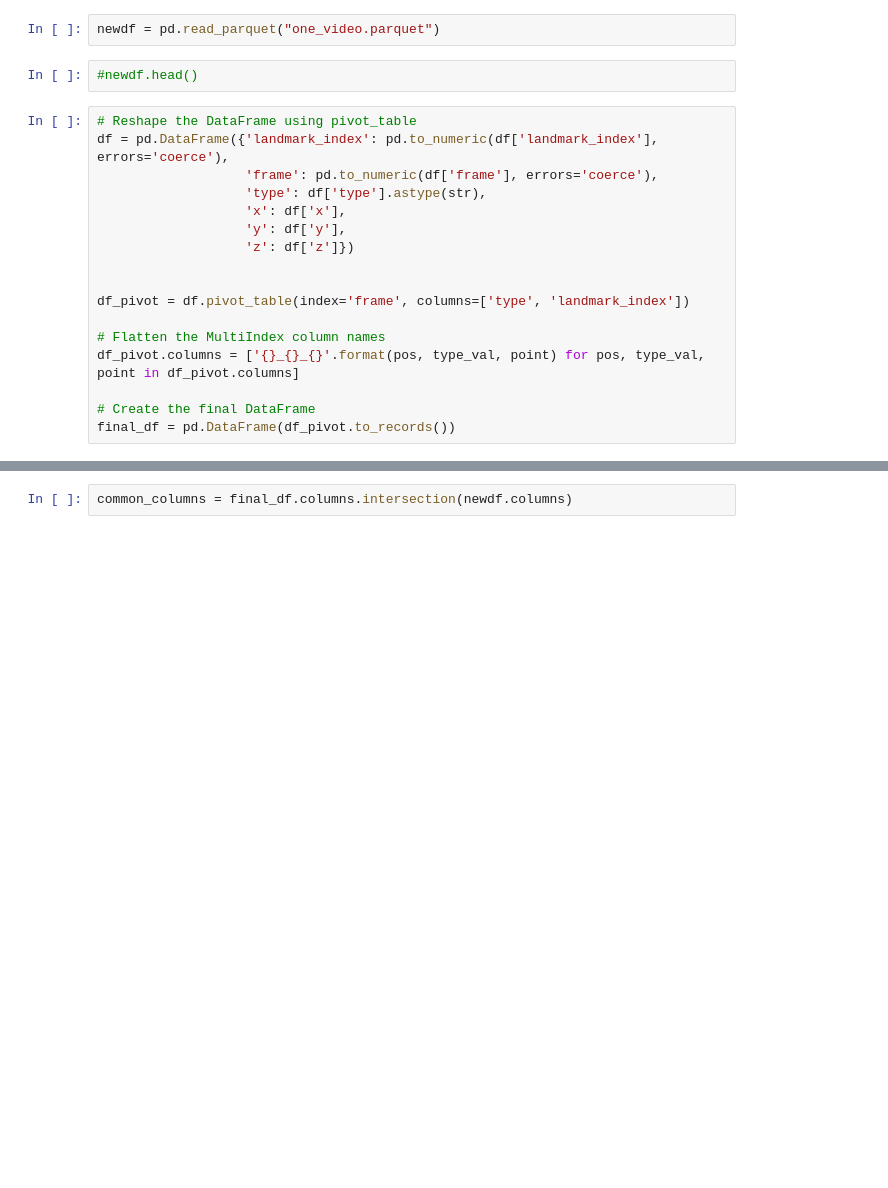
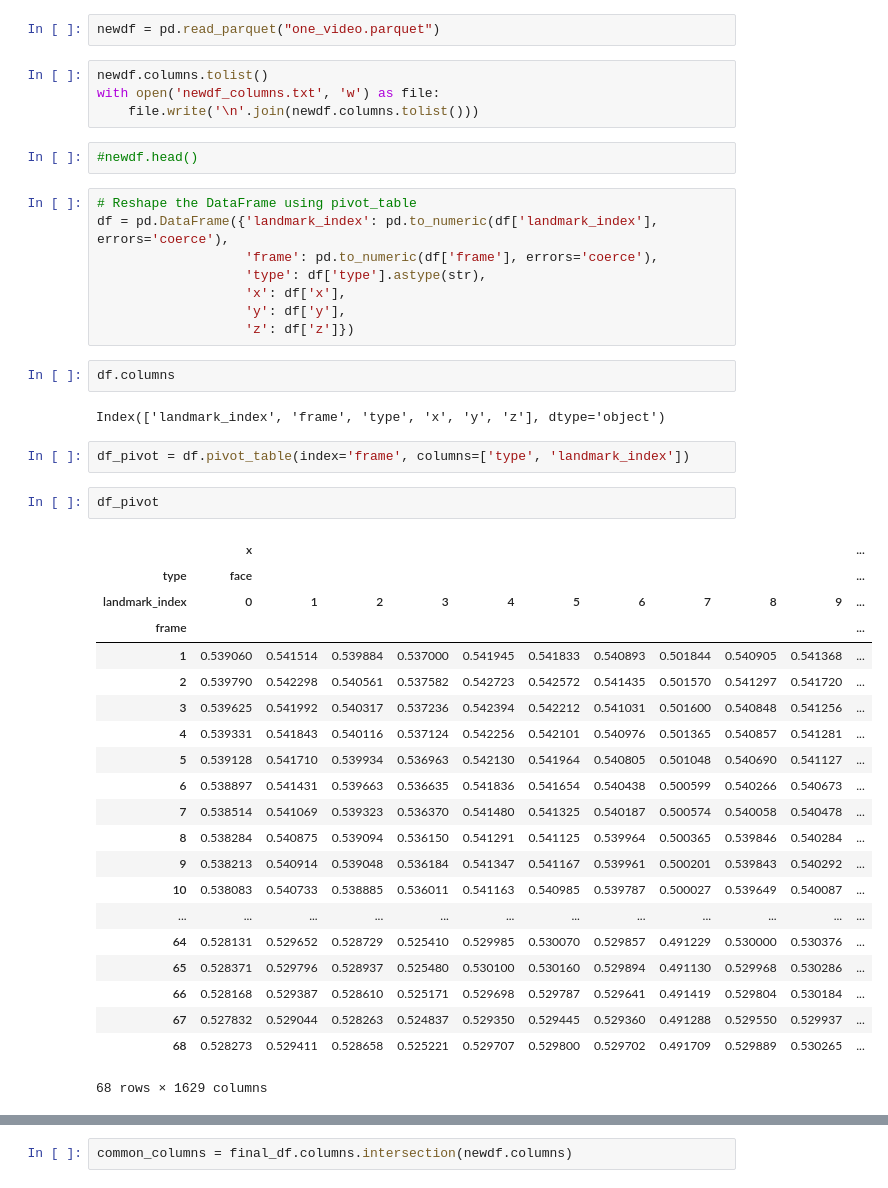
Before and after one commit to Mr-Aylex/sign-lang-classification, a Jupyter notebook: MPM/mediapipe holistic model.ipynb, the cells around one changed output, grey strips where cells are left out. Cells and saved outputs as stored; diff of their text form; blank space fills up the shorter version.

```diff
--- a/MPM/mediapipe holistic model.ipynb
+++ b/MPM/mediapipe holistic model.ipynb
@@ -181,6 +181,10 @@ df.head()
 | 4 | 1 | 1-right_hand-4 | right_hand | 4 | 0.0 | 0.0 | 0.0 |
 # %%
 newdf = pd.read_parquet("one_video.parquet")
+# %%
+newdf.columns.tolist()
+with open('newdf_columns.txt', 'w') as file:
+    file.write('\n'.join(newdf.columns.tolist()))
 # %%
 #newdf.head()
 # %%
@@ -191,12 +195,33 @@ df = pd.DataFrame({'landmark_index': pd.to_numeric(df['landmark_index'], errors=
                    'x': df['x'],
                    'y': df['y'],
                    'z': df['z']})
-
-
-df_pivot = df.pivot_table(index='frame', columns=['type', 'landmark_index'])
-
-# Flatten the MultiIndex column names
-df_pivot.columns = ['{}_{}_{}'.format(pos, type_val, point) for pos, type_val, point in df_pivot.columns]
-
-# Create the final DataFrame
-final_df = pd.DataFrame(df_pivot.to_records())
+# %%
+df.columns
+# %% [output]
+Index(['landmark_index', 'frame', 'type', 'x', 'y', 'z'], dtype='object')
+# %%
+df_pivot = df.pivot_table(index='frame', columns=['type', 'landmark_index'])
+# %%
+df_pivot
+# %% [output]
+|  | x |  |  |  |  |  |  |  |  |  | ... |
+| type | face |  |  |  |  |  |  |  |  |  | ... |
+| landmark_index | 0 | 1 | 2 | 3 | 4 | 5 | 6 | 7 | 8 | 9 | ... |
+| frame |  |  |  |  |  |  |  |  |  |  | ... |
+| 1 | 0.539060 | 0.541514 | 0.539884 | 0.537000 | 0.541945 | 0.541833 | 0.540893 | 0.501844 | 0.540905 | 0.541368 | ... |
+| 2 | 0.539790 | 0.542298 | 0.540561 | 0.537582 | 0.542723 | 0.542572 | 0.541435 | 0.501570 | 0.541297 | 0.541720 | ... |
+| 3 | 0.539625 | 0.541992 | 0.540317 | 0.537236 | 0.542394 | 0.542212 | 0.541031 | 0.501600 | 0.540848 | 0.541256 | ... |
+| 4 | 0.539331 | 0.541843 | 0.540116 | 0.537124 | 0.542256 | 0.542101 | 0.540976 | 0.501365 | 0.540857 | 0.541281 | ... |
+| 5 | 0.539128 | 0.541710 | 0.539934 | 0.536963 | 0.542130 | 0.541964 | 0.540805 | 0.501048 | 0.540690 | 0.541127 | ... |
+| 6 | 0.538897 | 0.541431 | 0.539663 | 0.536635 | 0.541836 | 0.541654 | 0.540438 | 0.500599 | 0.540266 | 0.540673 | ... |
+| 7 | 0.538514 | 0.541069 | 0.539323 | 0.536370 | 0.541480 | 0.541325 | 0.540187 | 0.500574 | 0.540058 | 0.540478 | ... |
+| 8 | 0.538284 | 0.540875 | 0.539094 | 0.536150 | 0.541291 | 0.541125 | 0.539964 | 0.500365 | 0.539846 | 0.540284 | ... |
+| 9 | 0.538213 | 0.540914 | 0.539048 | 0.536184 | 0.541347 | 0.541167 | 0.539961 | 0.500201 | 0.539843 | 0.540292 | ... |
+| 10 | 0.538083 | 0.540733 | 0.538885 | 0.536011 | 0.541163 | 0.540985 | 0.539787 | 0.500027 | 0.539649 | 0.540087 | ... |
+| ... | ... | ... | ... | ... | ... | ... | ... | ... | ... | ... | ... |
+| 64 | 0.528131 | 0.529652 | 0.528729 | 0.525410 | 0.529985 | 0.530070 | 0.529857 | 0.491229 | 0.530000 | 0.530376 | ... |
+| 65 | 0.528371 | 0.529796 | 0.528937 | 0.525480 | 0.530100 | 0.530160 | 0.529894 | 0.491130 | 0.529968 | 0.530286 | ... |
+| 66 | 0.528168 | 0.529387 | 0.528610 | 0.525171 | 0.529698 | 0.529787 | 0.529641 | 0.491419 | 0.529804 | 0.530184 | ... |
+| 67 | 0.527832 | 0.529044 | 0.528263 | 0.524837 | 0.529350 | 0.529445 | 0.529360 | 0.491288 | 0.529550 | 0.529937 | ... |
+| 68 | 0.528273 | 0.529411 | 0.528658 | 0.525221 | 0.529707 | 0.529800 | 0.529702 | 0.491709 | 0.529889 | 0.530265 | ... |
+68 rows × 1629 columns
```
Also changed, not shown: parts of 12 cells of this notebook, 8 other files.
